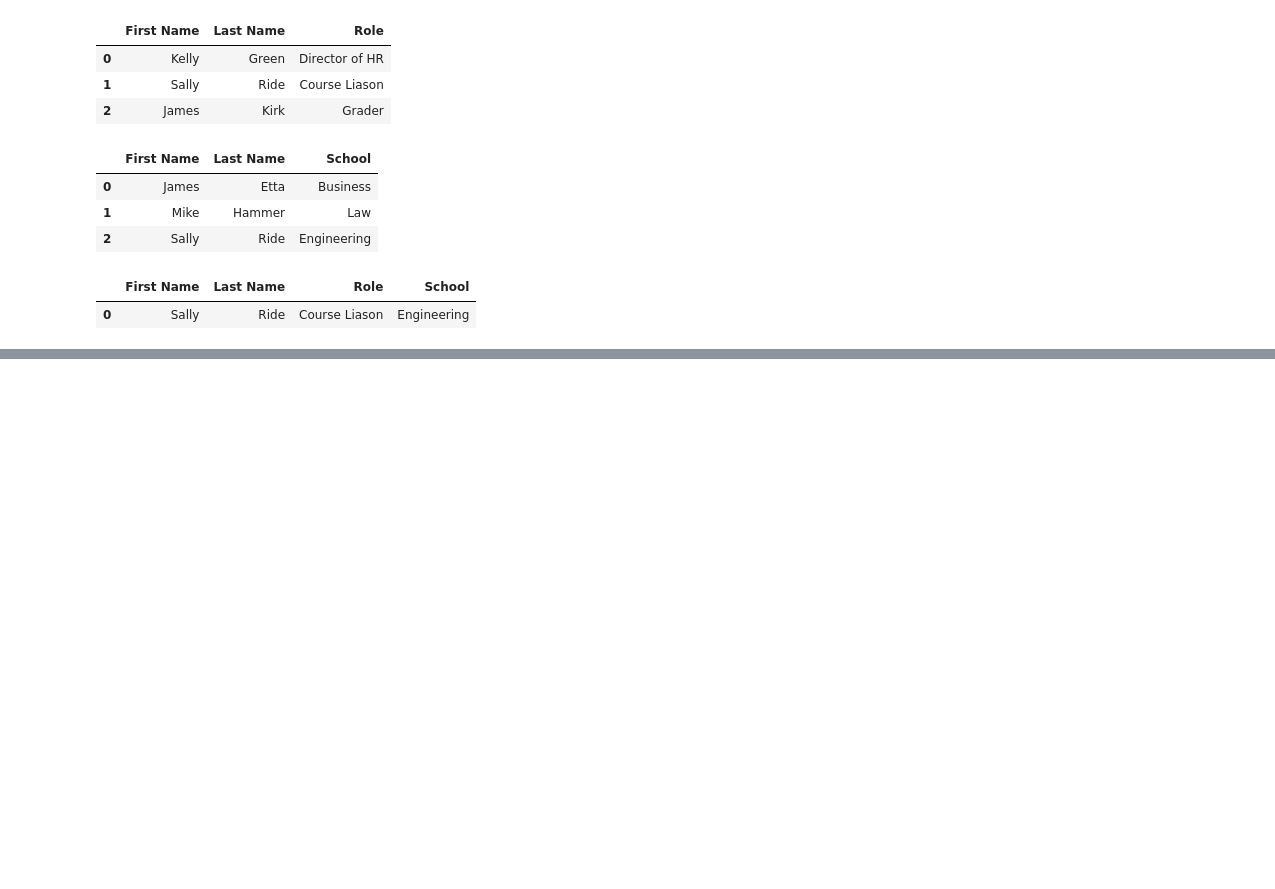
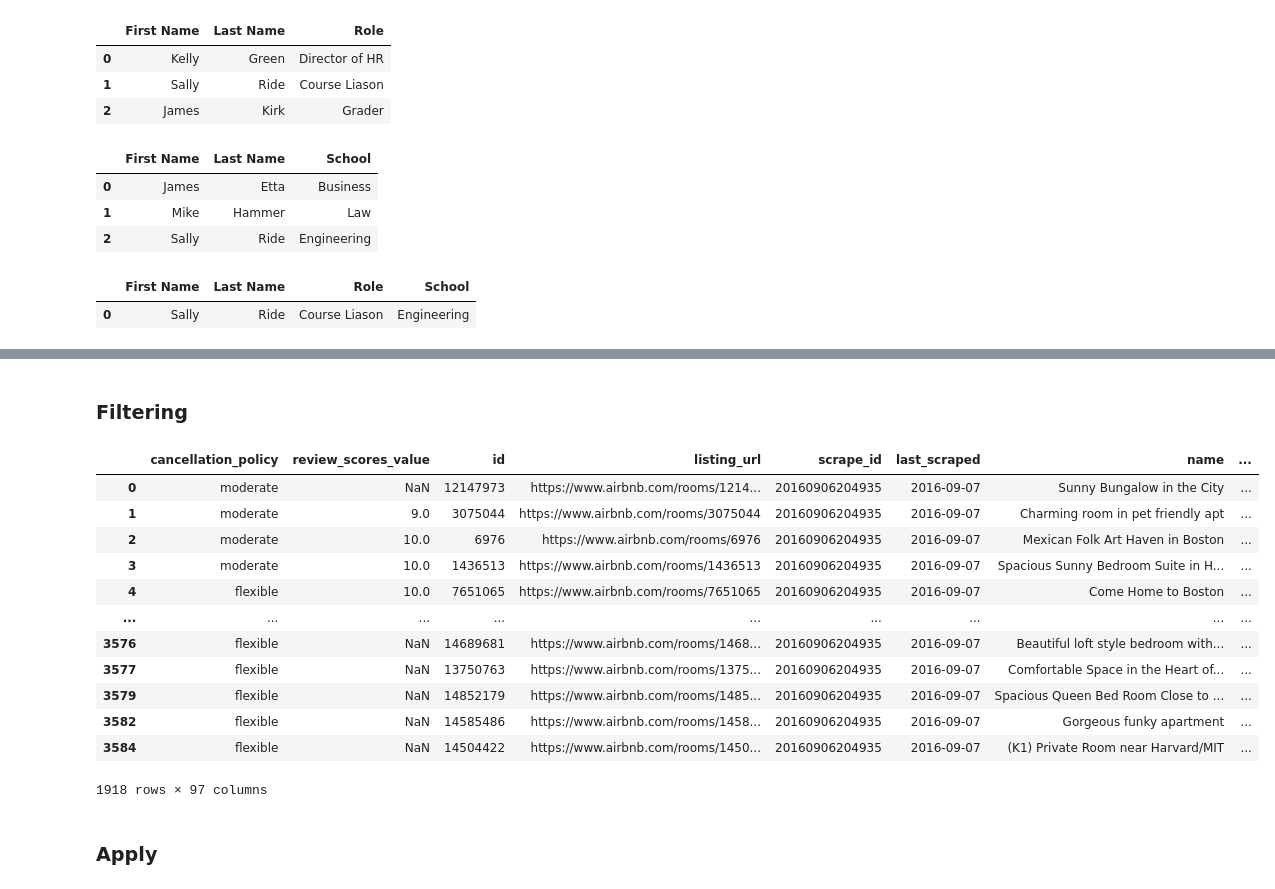
Before and after one commit to BruceBerk/Intro_to_Data_Science_Coursera, a Jupyter notebook: Course_1/week3_video.ipynb, the cells around one changed output, grey strips where cells are left out. Drawn from its saved outputs; the diff is of its cells as text; code cells hidden in the pictures; blank space fills up the shorter version.

```diff
--- a/Course_1/week3_video.ipynb
+++ b/Course_1/week3_video.ipynb
@@ -59,0 +224,8 @@ pd.merge(staff_df, student_df, how='inner', on=['First Name', 'Last Name'])
+# %%
+# We use the method agg() on the groupby object, passing in a dictionary of the columns we are interested
+# in aggregation along with a function to apply to the aggregate.
+
+# reset the index on our Airbnb data
+df = df.reset_index()
+
+df.groupby('cancellation_policy').agg({'review_scores_value': np.average})
@@ -59,0 +269,10 @@ pd.merge(staff_df, student_df, how='inner', on=['First Name', 'Last Name'])
+# %%
+# Suppose we want to include the average ratings score for each cancellation policy group (like before)
+# but we want to preserve the dataframe shape so we can generate a difference between the observation and
+# the average
+
+cols = ['cancellation_policy', 'review_scores_value']
+
+# transform it and store it in a new dataframe
+transform_df = df[cols].groupby('cancellation_policy').transform(np.nanmean)
+transform_df.head(7)
@@ -59,0 +288,5 @@ pd.merge(staff_df, student_df, how='inner', on=['First Name', 'Last Name'])
+# %%
+# rename the column, then add it back to the df
+transform_df.rename({'review_scores_value': 'mean_review_score'}, axis='columns', inplace=True)
+df = df.merge(transform_df, left_index=True, right_index=True)
+df.head()
@@ -59,0 +301,4 @@ pd.merge(staff_df, student_df, how='inner', on=['First Name', 'Last Name'])
+# %%
+# create a column that is the diff between the review score and the avg score for that cancellation policy group
+df['mean_diff'] = np.absolute(df['review_scores_value'] - df['mean_review_score'])
+df['mean_diff'].head(7)
@@ -59,0 +314,2 @@ pd.merge(staff_df, student_df, how='inner', on=['First Name', 'Last Name'])
+# %% [markdown]
+### Filtering
@@ -59,0 +319,19 @@ pd.merge(staff_df, student_df, how='inner', on=['First Name', 'Last Name'])
+# %%
+# for instance, if we only want groups that have a mean rating above 9 to be included
+df.groupby('cancellation_policy').filter(lambda x: np.nanmean(x['review_scores_value']) > 9.2)
+# %% [output]
+|  | cancellation_policy | review_scores_value | id | listing_url | scrape_id | last_scraped | name | ... |
+| 0 | moderate | NaN | 12147973 | https://www.airbnb.com/rooms/1214... | 20160906204935 | 2016-09-07 | Sunny Bungalow in the City | ... |
+| 1 | moderate | 9.0 | 3075044 | https://www.airbnb.com/rooms/3075044 | 20160906204935 | 2016-09-07 | Charming room in pet friendly apt | ... |
+| 2 | moderate | 10.0 | 6976 | https://www.airbnb.com/rooms/6976 | 20160906204935 | 2016-09-07 | Mexican Folk Art Haven in Boston | ... |
+| 3 | moderate | 10.0 | 1436513 | https://www.airbnb.com/rooms/1436513 | 20160906204935 | 2016-09-07 | Spacious Sunny Bedroom Suite in H... | ... |
+| 4 | flexible | 10.0 | 7651065 | https://www.airbnb.com/rooms/7651065 | 20160906204935 | 2016-09-07 | Come Home to Boston | ... |
+| ... | ... | ... | ... | ... | ... | ... | ... | ... |
+| 3576 | flexible | NaN | 14689681 | https://www.airbnb.com/rooms/1468... | 20160906204935 | 2016-09-07 | Beautiful loft style bedroom with... | ... |
+| 3577 | flexible | NaN | 13750763 | https://www.airbnb.com/rooms/1375... | 20160906204935 | 2016-09-07 | Comfortable Space in the Heart of... | ... |
+| 3579 | flexible | NaN | 14852179 | https://www.airbnb.com/rooms/1485... | 20160906204935 | 2016-09-07 | Spacious Queen Bed Room Close to ... | ... |
+| 3582 | flexible | NaN | 14585486 | https://www.airbnb.com/rooms/1458... | 20160906204935 | 2016-09-07 | Gorgeous funky apartment | ... |
+| 3584 | flexible | NaN | 14504422 | https://www.airbnb.com/rooms/1450... | 20160906204935 | 2016-09-07 | (K1) Private Room near Harvard/MIT | ... |
+1918 rows × 97 columns
+# %% [markdown]
+### Apply
```
Also changed, not shown: parts of 28 cells of this notebook, 5 other files.
